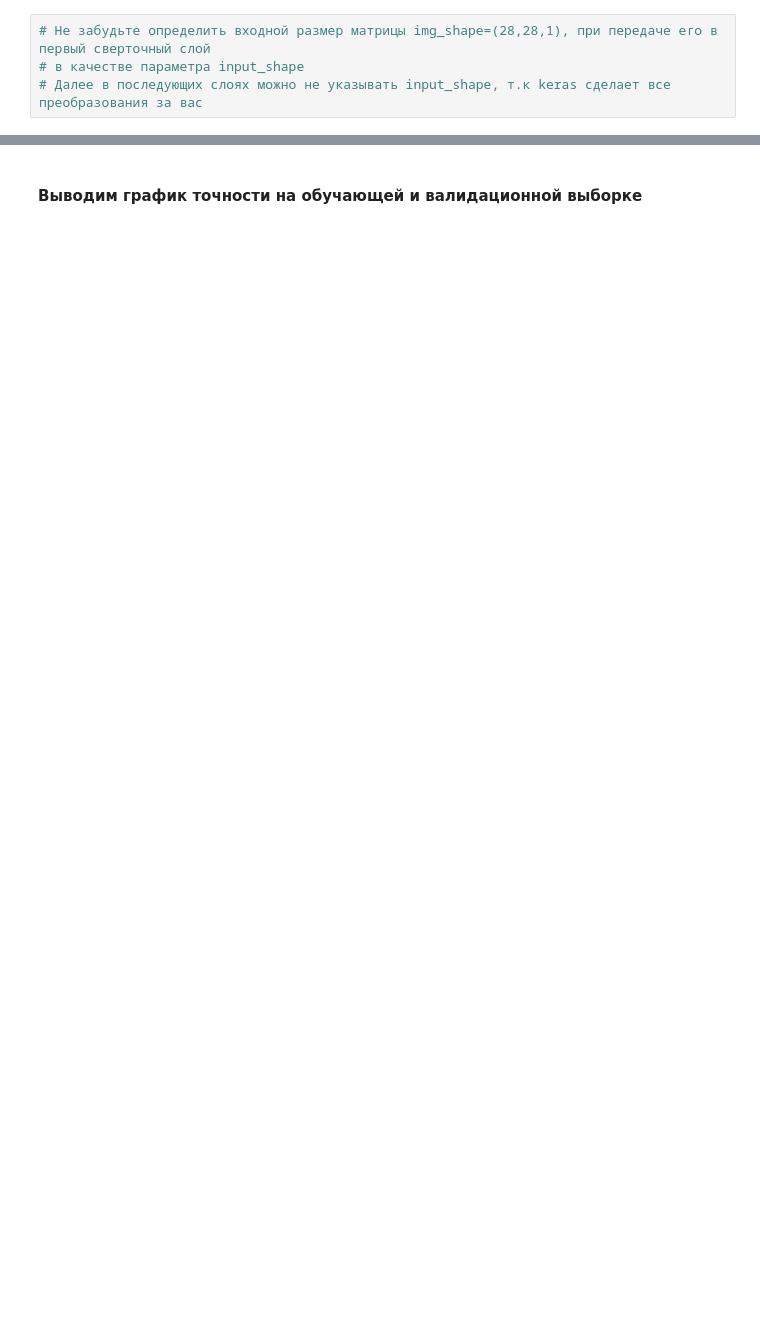
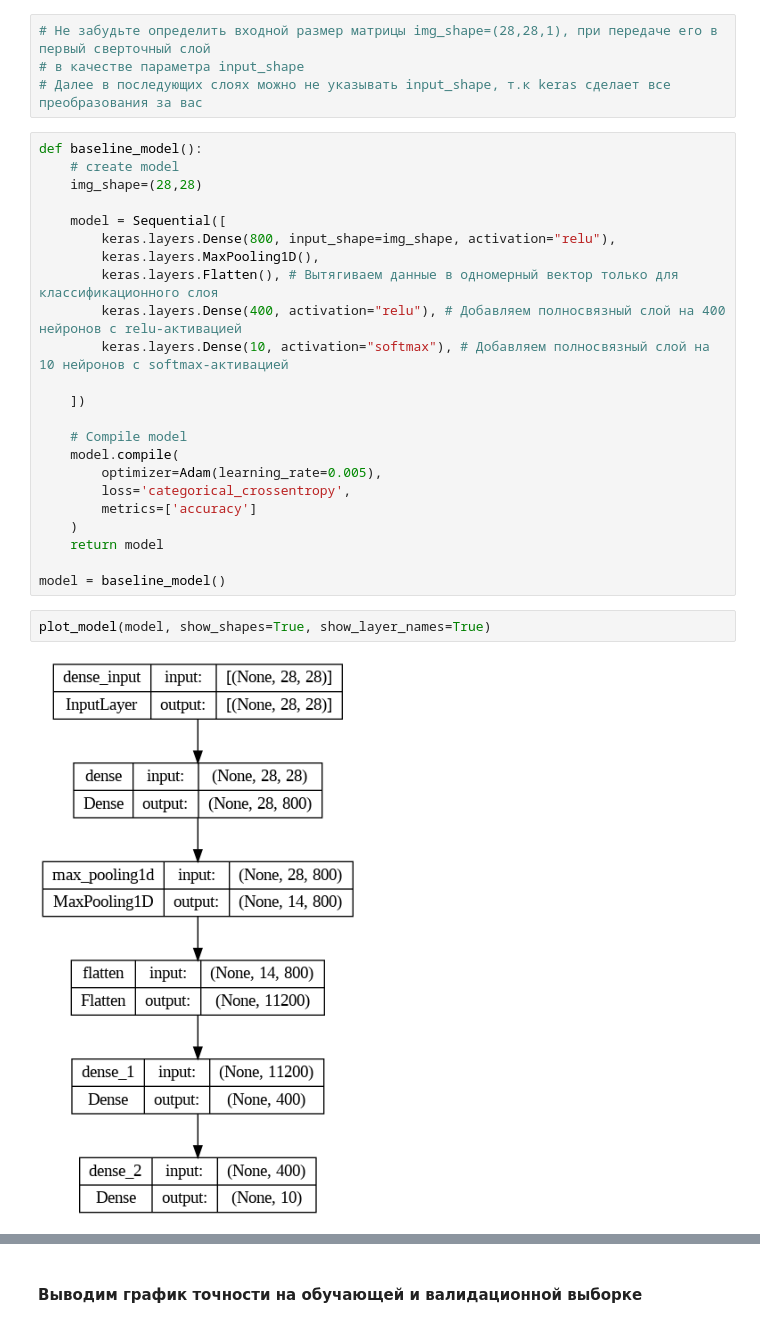
Before and after one commit to W1llAnn/1tdata-homework, a Jupyter notebook: 3.2 - homework.ipynb, the cells around one changed output, grey strips where cells are left out. Saved outputs shown, nothing was run; the diff lists cells and outputs as text; blank space fills up the shorter version.

```diff
--- a/3.2 - homework.ipynb
+++ b/3.2 - homework.ipynb
@@ -64,3 +180,30 @@ import pylab # Модуль для построения графиков
 # Не забудьте определить входной размер матрицы img_shape=(28,28,1), при передаче его в первый сверточный слой
 # в качестве параметра input_shape
 # Далее в последующих слоях можно не указывать input_shape, т.к keras сделает все преобразования за вас
+# %%
+def baseline_model():
+    # create model
+    img_shape=(28,28)
+
+    model = Sequential([
+        keras.layers.Dense(800, input_shape=img_shape, activation="relu"),
+        keras.layers.MaxPooling1D(),
+        keras.layers.Flatten(), # Вытягиваем данные в одномерный вектор только для классификационного слоя
+        keras.layers.Dense(400, activation="relu"), # Добавляем полносвязный слой на 400 нейронов с relu-активацией
+        keras.layers.Dense(10, activation="softmax"), # Добавляем полносвязный слой на 10 нейронов с softmax-активацией
+
+    ])
+
+    # Compile model
+    model.compile(
+        optimizer=Adam(learning_rate=0.005),
+        loss='categorical_crossentropy',
+        metrics=['accuracy']
+    )
+    return model
+
+model = baseline_model()
+# %%
+plot_model(model, show_shapes=True, show_layer_names=True)
+# %% [output]
+[figure, added]
```
Also changed, not shown: parts of 35 cells of this notebook, 5 other files.
